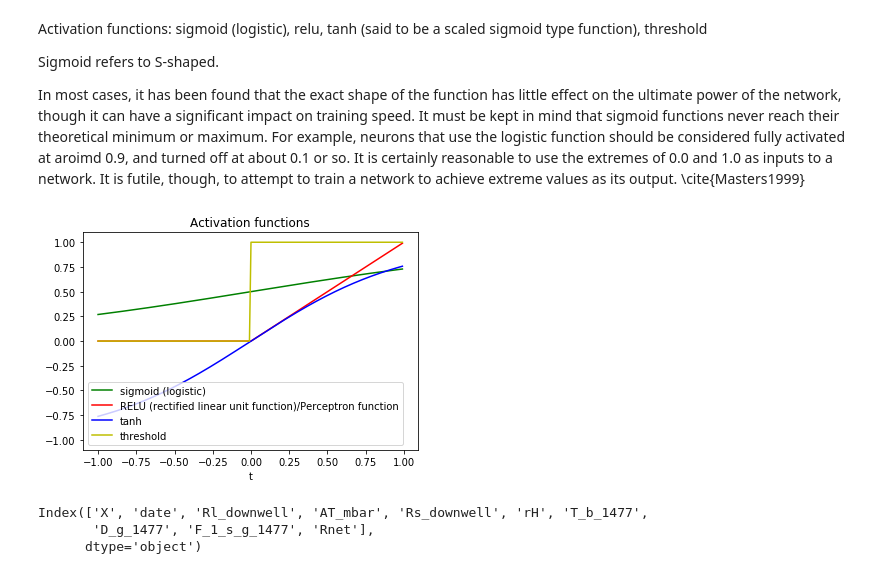
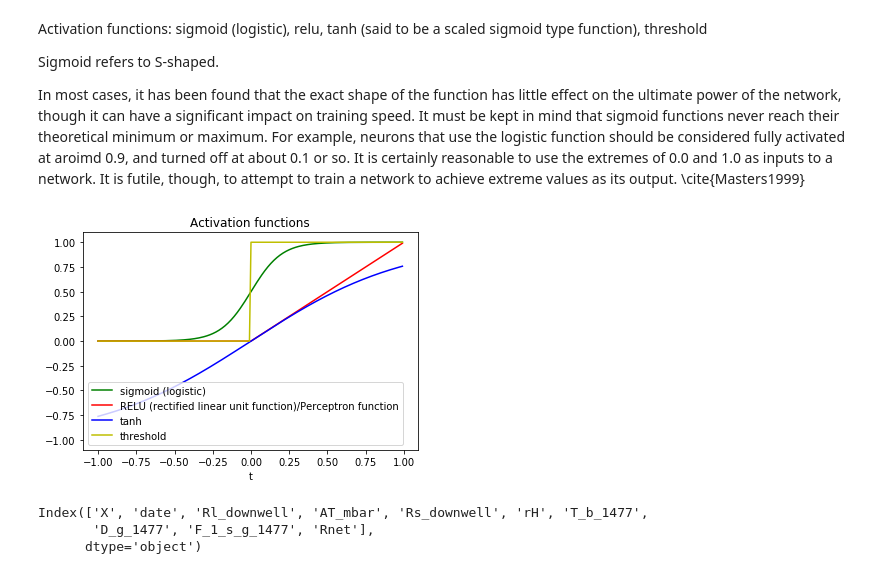
Before and after one commit to anacost/neuralRPy, a Jupyter notebook: tensorflowPy.ipynb, the cells around one changed output. Drawn from its saved outputs; the diff is of its cells as text; code cells hidden in the pictures.

Commit message:
plot

```diff
--- a/tensorflowPy.ipynb
+++ b/tensorflowPy.ipynb
@@ -25,32 +25,28 @@ to attempt to train a network to achieve extreme values as its output. \cite{Mas
 # %%
 def sigmoid(t):
     '''logistic/sigmoid function'''
-    return [1 / (1 + math.exp(-t1)) for t1 in t]
+    return [1 / (1 + math.exp(-10*t1)) for t1 in t]
 def relu(t):  #the most popular
     '''rectified linear unit function'''
     return [t1 if t1>0 else 0 for t1 in t]
 
 def threshold(t):
     '''threshold function'''
     return [1 if t1>0 else 0 for t1 in t]
 
-#def sigmoid2(t):
-#    '''logistic/sigmoid function'''
-#    return [math.exp(-t1)/ (1 + math.exp(-t1)) for t1 in t]
 
 t = np.arange(-1,1,0.01).tolist()
 plt.plot(t, sigmoid(t), 'g-', label='sigmoid (logistic)')
-#plt.plot(t, sigmoid2(t), 'g-', label='sigmoid2 (logistic)')
 plt.plot(t, relu(t), 'r-', label='RELU (rectified linear unit function)/Perceptron function')
 plt.plot(t, np.tanh(t), 'b-', label='tanh')
 plt.plot(t, threshold(t), 'y-', label='threshold')
-plt.legend()#loc=3) #loc=9 means 'top centre'
+plt.legend()
 plt.xlabel('t')
 plt.ylim([-1.1, 1.1])
 plt.title('Activation functions')
 plt.show()
 # %% [output]
-[figure, old version]
+[figure, new version]
 # %%
 df = pd.read_table('data/sensitivity_met_data.txt', sep=' ')
 df.columns
```
